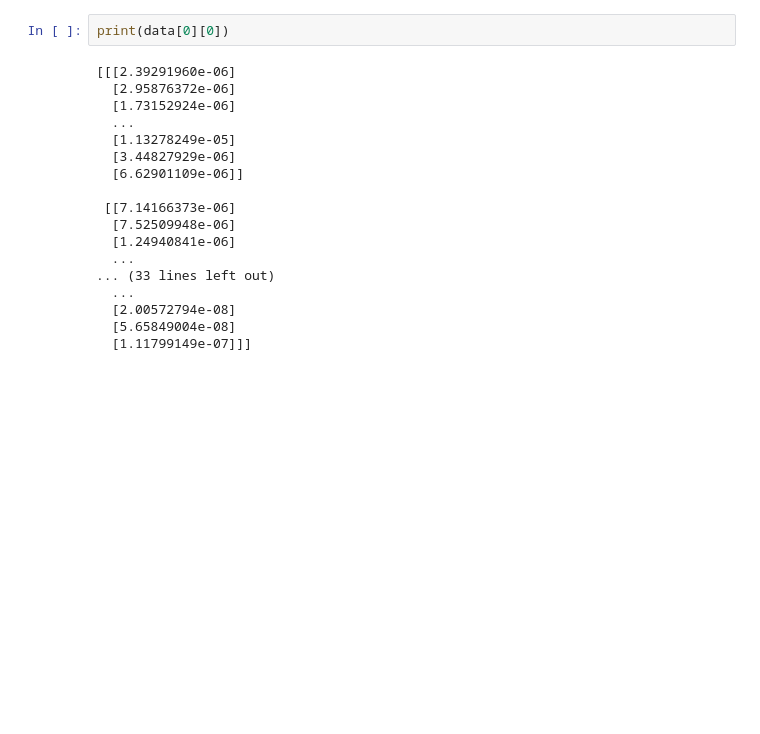
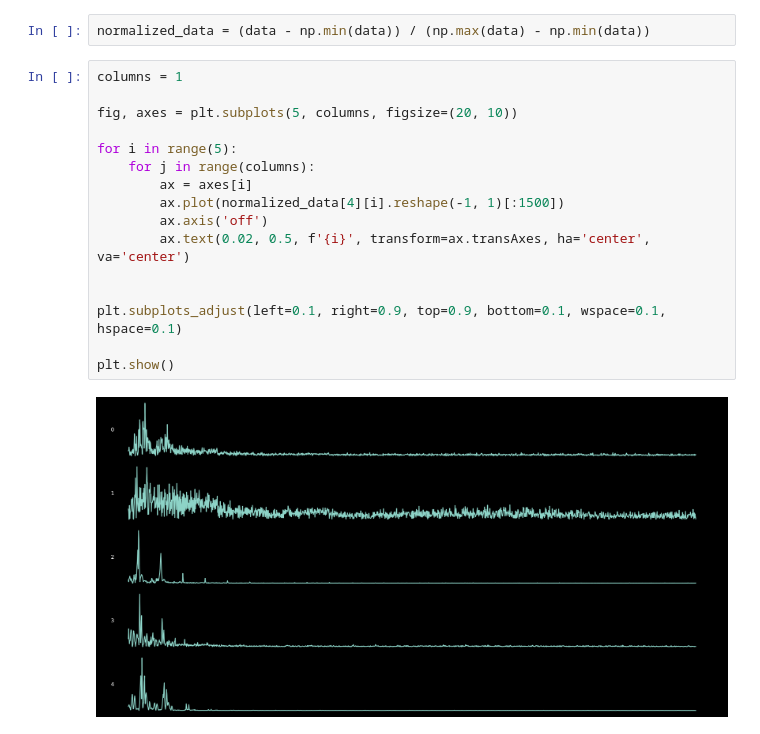
Before and after one commit to ArashAzma/EEG, a Jupyter notebook: learning_data.ipynb, the cells around one changed output. Cells and saved outputs as stored; diff of their text form; blank space fills up the shorter version.

Commit message:
adjust the model

```diff
--- a/learning_data.ipynb
+++ b/learning_data.ipynb
@@ -52,20 +131,20 @@ plt.show()
-# %%
-print(data[0][0])
-# %% [output]
-[[[2.39291960e-06]
-  [2.95876372e-06]
-  [1.73152924e-06]
-  ...
-  [1.13278249e-05]
-  [3.44827929e-06]
-  [6.62901109e-06]]
-
- [[7.14166373e-06]
-  [7.52509948e-06]
-  [1.24940841e-06]
-  ...
-... (33 lines left out)
-  ...
-  [2.00572794e-08]
-  [5.65849004e-08]
-  [1.11799149e-07]]]
+# %%
+normalized_data = (data - np.min(data)) / (np.max(data) - np.min(data))
+# %%
+columns = 1
+
+fig, axes = plt.subplots(5, columns, figsize=(20, 10))
+
+for i in range(5):
+    for j in range(columns):
+        ax = axes[i]
+        ax.plot(normalized_data[4][i].reshape(-1, 1)[:1500])
+        ax.axis('off')
+        ax.text(0.02, 0.5, f'{i}', transform=ax.transAxes, ha='center', va='center')
+
+
+plt.subplots_adjust(left=0.1, right=0.9, top=0.9, bottom=0.1, wspace=0.1, hspace=0.1)
+
+plt.show()
+# %% [output]
+[figure, added]
```
Also changed, not shown: parts of 25 cells of this notebook, 2 other files.
